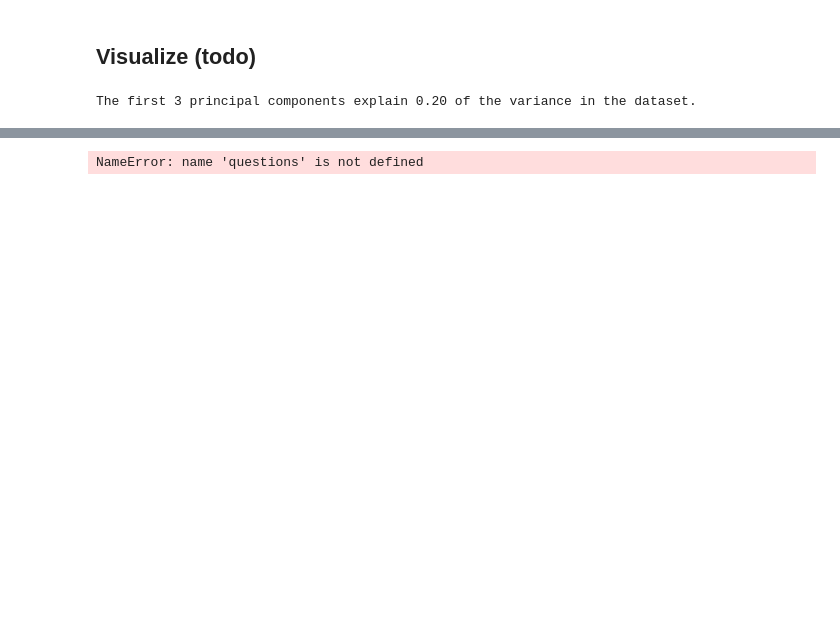
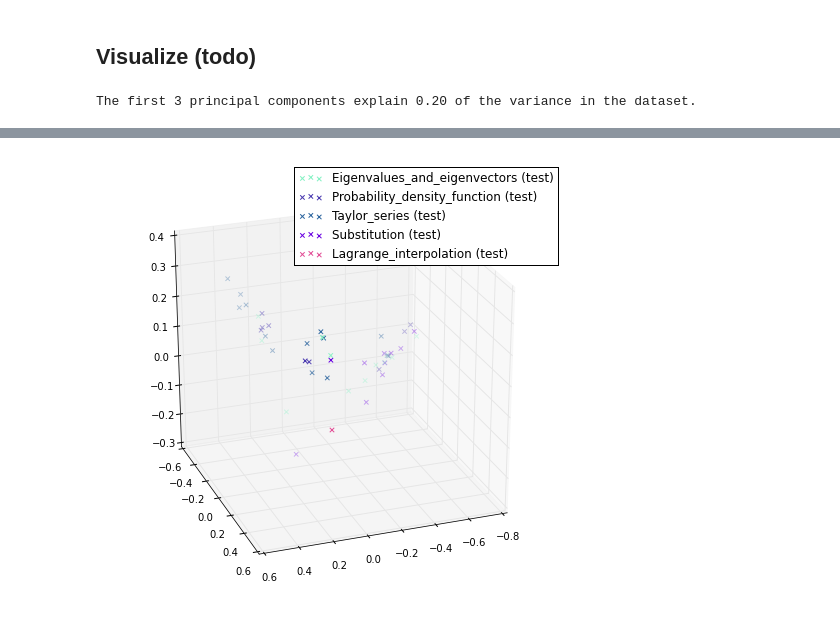
Before and after one commit to MathEducationResources/suggest_topics, a Jupyter notebook: Classify.ipynb, the cells around one changed output, grey strips where cells are left out. Cells and saved outputs as stored; diff of their text form; code cells hidden in the pictures; blank space fills up the shorter version.

```diff
--- a/Classify.ipynb
+++ b/Classify.ipynb
@@ -314,20 +377,13 @@ The first 3 principal components explain 0.20 of the variance in the dataset.
 # %%
-#labels_train = [TOPIC1 if _ else TOPIC0 for _ in y_train]
-#labels_test = [TOPIC1 if _ else TOPIC0 for _ in y_test]
-fig = plt.figure(1, figsize=(8, 6))
+fig2 = plt.figure(1, figsize=(8, 6))
 plt.clf()
-ax = Axes3D(fig, rect=[0, 0, .95, 1], elev=25, azim=70)
-for c, i, label in zip('rgb', class_indices, labels_train):
-    ax.scatter(pca_X_train[y_train == i, 0],
-               pca_X_train[y_train == i, 1],
-               pca_X_train[y_train == i, 2],
-               c=c, label=label)
+ax2 = Axes3D(fig2, rect=[0, 0, .8, 1], elev=25, azim=70)
+for i, l in zip(range(len(topic_tags)), test_labels):
+    ax2.scatter(pca_X_train[test_labels == i,0],
+           pca_X_train[test_labels == i,1],
+           pca_X_train[test_labels == i,2], c=colors[i], label = topic_tags[i] + ' (test)', marker = 'x')
 
-
-for c, i, label in zip('rgb', [0, 1], [l + ' (test)' for l in labels_test]):
-    ax.scatter(pca_X_test[y_test == i, 0],
-               pca_X_test[y_test == i, 1],
-               pca_X_test[y_test == i, 2],
-               c=c, label=label, marker='x')
 plt.legend()
 plt.show()
+# %% [output]
+[figure, added]
@@ -359,4 +389,0 @@ def predict_topic_for_question(q, classifier, voc):
-# %%
-print(predict_topic_for_question(questions_raw[77], trained_classifier, vocabulary_sorted))
-# %% [output]
-NameError: name 'questions' is not defined
```
Also changed, not shown: parts of 12 cells of this notebook, 7 other files.
